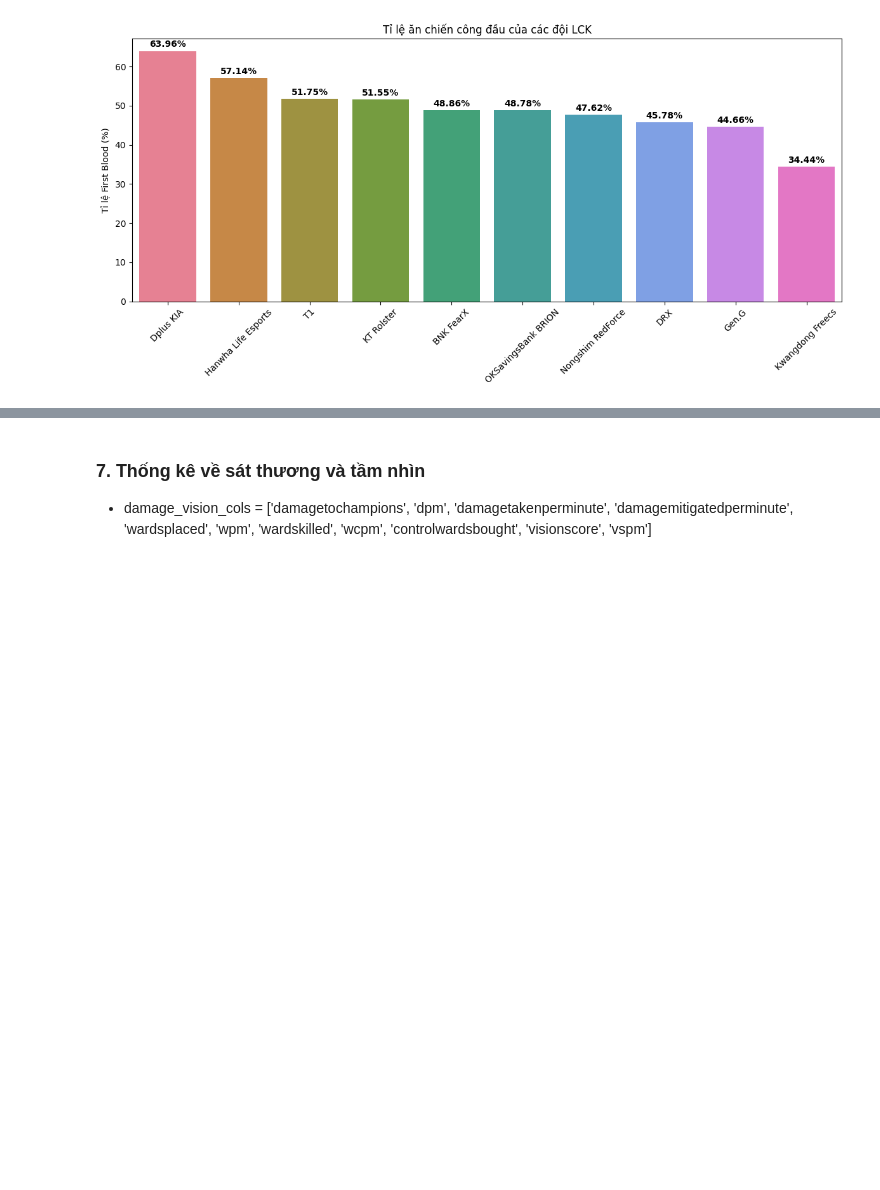
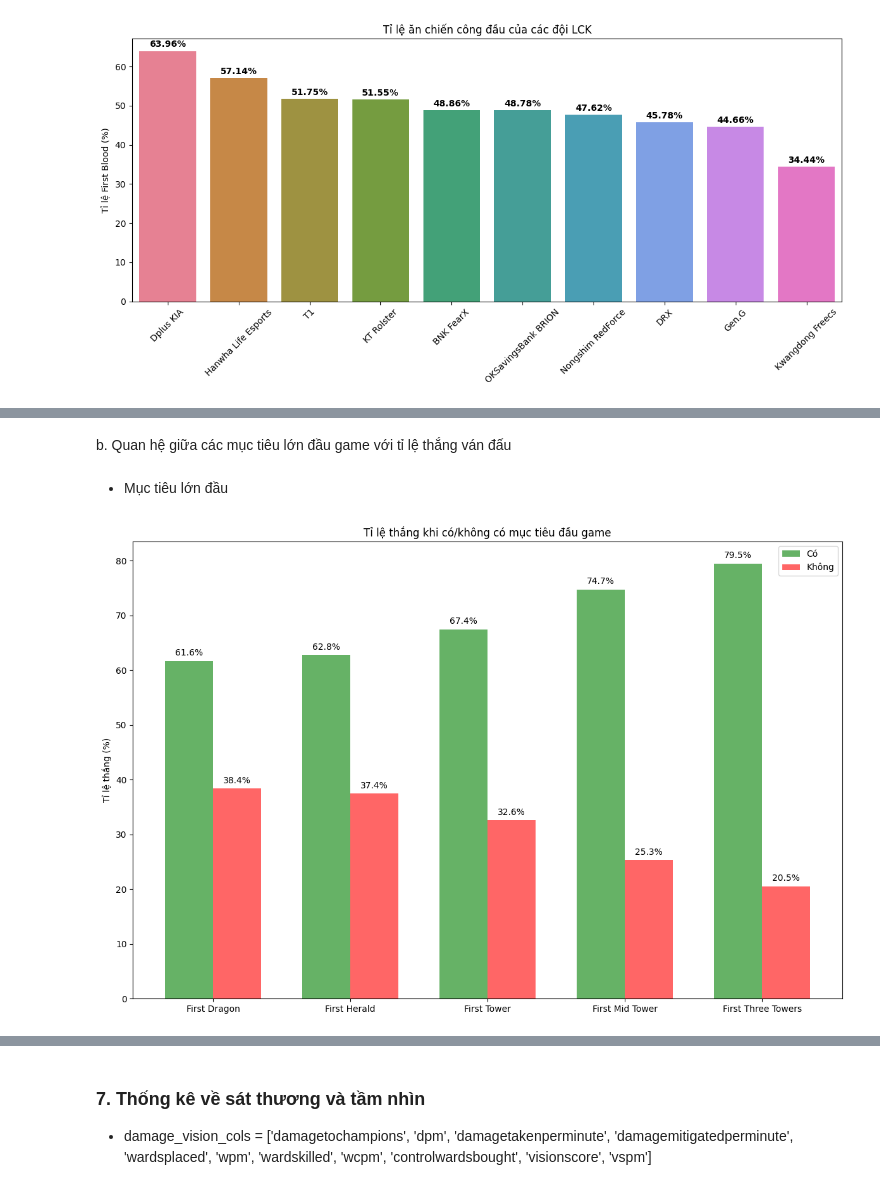
Before and after one commit to fromuit/IE224_Project, a Jupyter notebook: Source/EDA1.ipynb, the cells around one changed output, grey strips where cells are left out. Saved outputs shown, nothing was run; the diff lists cells and outputs as text; code cells hidden in the pictures; blank space fills up the shorter version.

```diff
--- a/Source/EDA1.ipynb
+++ b/Source/EDA1.ipynb
@@ -717,0 +743,44 @@ b.
+# %% [markdown]
+b. Quan hệ giữa các mục tiêu lớn đầu game với tỉ lệ thắng ván đấu
+# %% [markdown]
+- Mục tiêu lớn đầu
+# %%
+# Tạo figure với 2 subplots
+fig, ax1 = plt.subplots(figsize=(12, 8))
+
+# List các objective cần phân tích
+objectives = ['firstdragon', 'firstherald', 'firsttower', 'firstmidtower', 'firsttothreetowers']
+objective_names = ['First Dragon', 'First Herald', 'First Tower', 'First Mid Tower', 'First Three Towers']
+
+# 1. Phân tích tỉ lệ thắng
+win_rates = []
+for obj in objectives:
+    # Tính tỉ lệ thắng khi lấy được objective
+    win_rate_with = (lck_data[lck_data[obj] == 1]['result'] == 1).mean() * 100
+    # Tính tỉ lệ thắng khi không lấy được objective
+    win_rate_without = (lck_data[lck_data[obj] == 0]['result'] == 1).mean() * 100
+    win_rates.append([win_rate_with, win_rate_without])
+
+# Vẽ grouped bar chart cho tỉ lệ thắng
+x = np.arange(len(objectives))
+width = 0.35
+
+ax1.bar(x - width/2, [rate[0] for rate in win_rates], width, label='Có', color='green', alpha=0.6)
+ax1.bar(x + width/2, [rate[1] for rate in win_rates], width, label='Không', color='red', alpha=0.6)
+
+ax1.set_ylabel('Tỉ lệ thắng (%)')
+ax1.set_title('Tỉ lệ thắng khi có/không có mục tiêu đầu game')
+ax1.set_xticks(x)
+ax1.set_xticklabels(objective_names)
+ax1.legend()
+
+# Thêm giá trị lên các cột
+for i in range(len(objectives)):
+    ax1.text(i - width/2, win_rates[i][0] + 1, f'{win_rates[i][0]:.1f}%', ha='center')
+    ax1.text(i + width/2, win_rates[i][1] + 1, f'{win_rates[i][1]:.1f}%', ha='center')
+
+# Điều chỉnh layout
+plt.tight_layout()
+plt.show()
+# %% [output]
+[figure, added]
```
Also changed, not shown: parts of 12 cells of this notebook.
